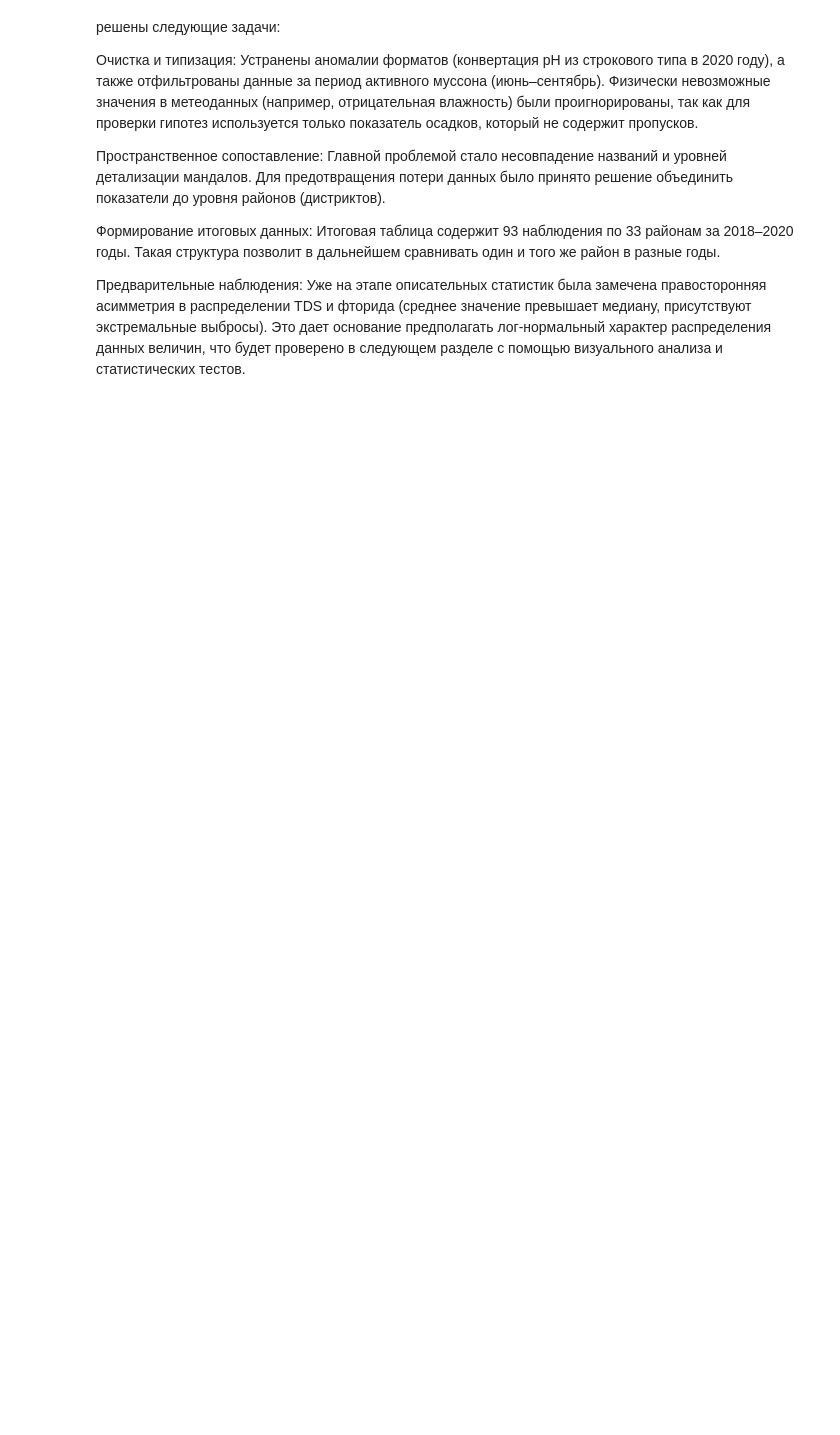
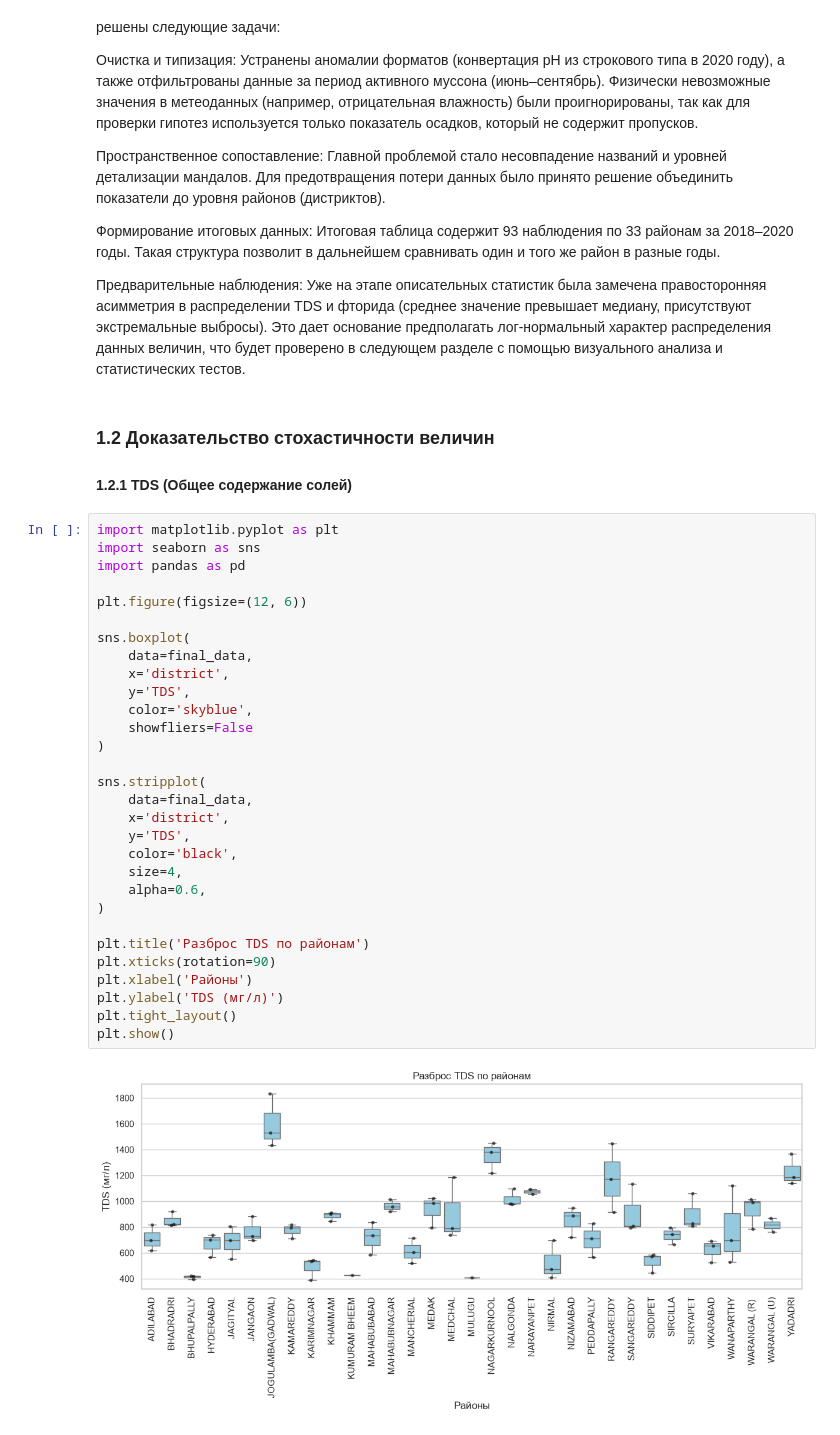
Before and after one commit to dasha1154/lab.stat, a Jupyter notebook: labwork.ipynb, the cells around one changed output. Saved outputs shown, nothing was run; the diff lists cells and outputs as text; blank space fills up the shorter version.

Commit message:
Стохастичность и зависимость величин
Созданы графики, показывающие стохастичность выбранных величин и показана независимость/зависимость величин одной природы

```diff
--- a/labwork.ipynb
+++ b/labwork.ipynb
@@ -484,3 +484,38 @@ final_data.head(10)
 Формирование итоговых данных: Итоговая таблица содержит 93 наблюдения по 33 районам за 2018–2020 годы. Такая структура позволит в дальнейшем сравнивать один и того же район в разные годы.
 
 Предварительные наблюдения: Уже на этапе описательных статистик была замечена правосторонняя асимметрия в распределении TDS и фторида (среднее значение превышает медиану, присутствуют экстремальные выбросы). Это дает основание предполагать лог-нормальный характер распределения данных величин, что будет проверено в следующем разделе с помощью визуального анализа и статистических тестов.
+# %% [markdown]
+### <a id="section1_1"></a>1.2 Доказательство стохастичности величин
+#### 1.2.1 TDS (Общее содержание солей)
+# %%
+import matplotlib.pyplot as plt
+import seaborn as sns
+import pandas as pd
+
+plt.figure(figsize=(12, 6))
+
+sns.boxplot(
+    data=final_data,
+    x='district',
+    y='TDS',
+    color='skyblue',
+    showfliers=False
+)
+
+sns.stripplot(
+    data=final_data,
+    x='district',
+    y='TDS',
+    color='black',
+    size=4,
+    alpha=0.6,
+)
+
+plt.title('Разброс TDS по районам')
+plt.xticks(rotation=90)
+plt.xlabel('Районы')
+plt.ylabel('TDS (мг/л)')
+plt.tight_layout()
+plt.show()
+# %% [output]
+[figure, added]
```
Also changed, not shown: parts of 13 cells of this notebook.
